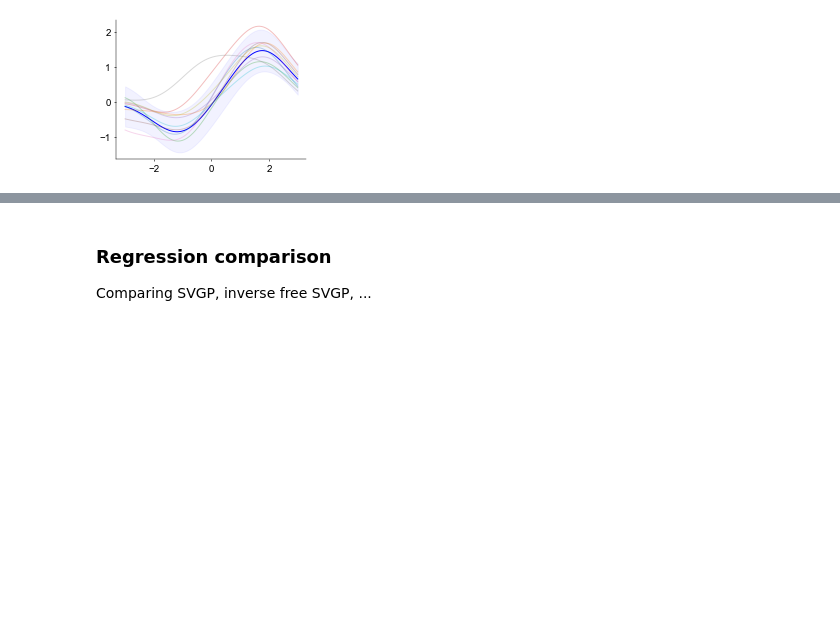
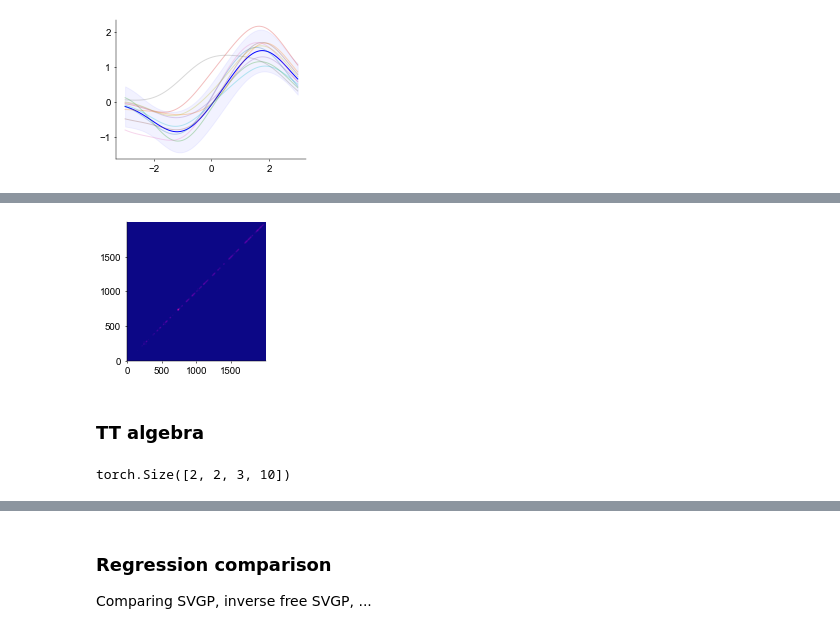
Before and after one commit to davindicode/nonparametric-nonrenewal-process, a Jupyter notebook: notebooks/GP.ipynb, the cells around one changed output, grey strips where cells are left out. Drawn from its saved outputs; the diff is of its cells as text; code cells hidden in the pictures; blank space fills up the shorter version.

```diff
--- a/notebooks/GP.ipynb
+++ b/notebooks/GP.ipynb
@@ -146,0 +294,23 @@ plt.show()
+# %%
+Tl = 100
+sample_bin = 0.001
+
+dn = 1
+
+l = 2*sample_bin*np.ones((dn, 1))
+v = np.ones(dn)
+
+kernel_tuples = [('variance', v),
+                 ('RBF', 'euclid', l)]
+
+
+kernel, _, _ = GP.kernels.create_kernel(kernel_tuples, 'softplus', torch.float)
+
+T = torch.arange(Tl)*sample_bin
+inp = T[None, None, :, None]
+K = kernel(inp, inp)[0]
+K.view(-1)[::Tl**2+1] += 0
+
+UBk = 1#K.sum(-1).max(-1)[0]
+
+Km = GP.linalg.general_matrix(K/UBk, ())
@@ -146,0 +405,4 @@ plt.show()
+# %%
+B = torch.randn(1, 1, Tl)
+Km.tensor = Km.tensor.double()
+B = B.double()
@@ -146,0 +516,9 @@ plt.show()
+# %%
+fig, ax = plt.subplots()
+
+
+im = utils.plot.draw_2d((fig, ax), data, origin='lower', cmap='plasma', vmin=0, vmax=data.max(), aspect='equal')
+# %% [output]
+[figure, added]
+# %% [markdown]
+### TT algebra
@@ -146,0 +532,4 @@ plt.show()
+# %%
+random_G.tensor_list[0]().shape
+# %% [output]
+torch.Size([2, 2, 3, 10])
```
Also changed, not shown: parts of 68 cells of this notebook, 5 other files.
